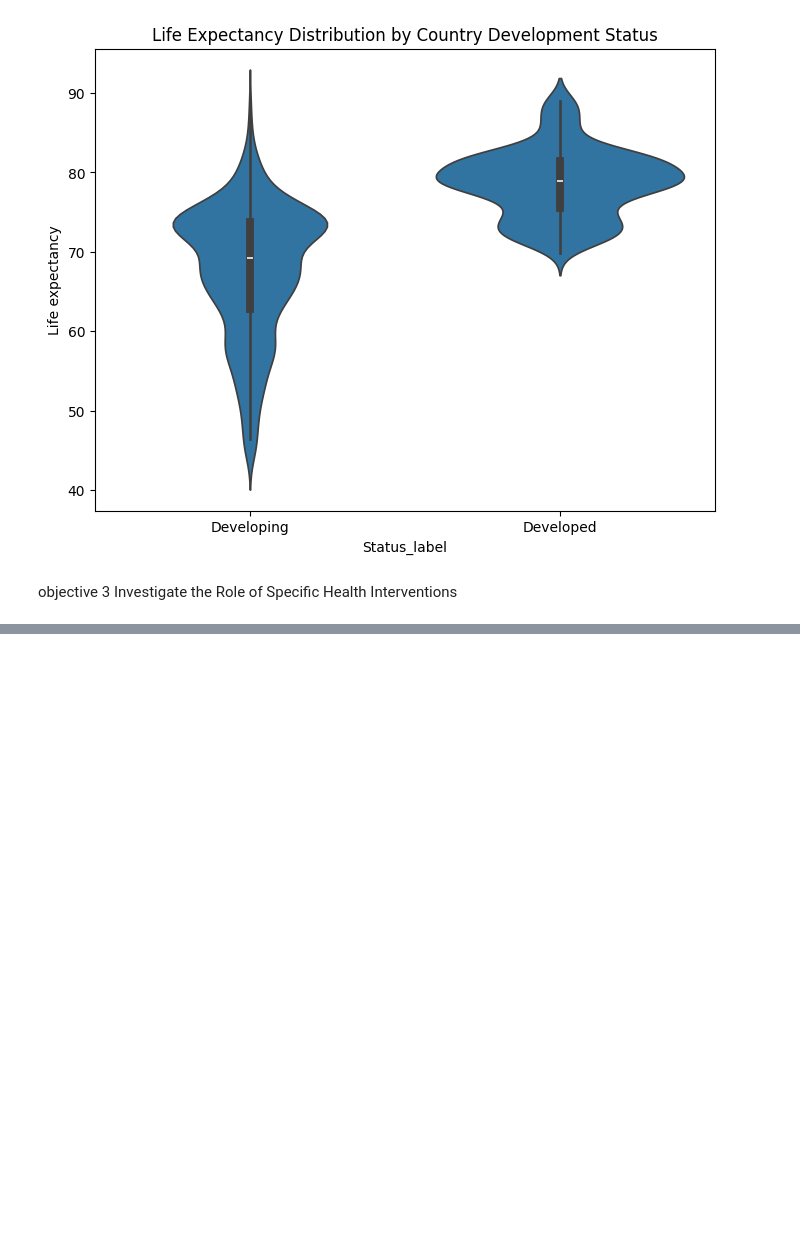
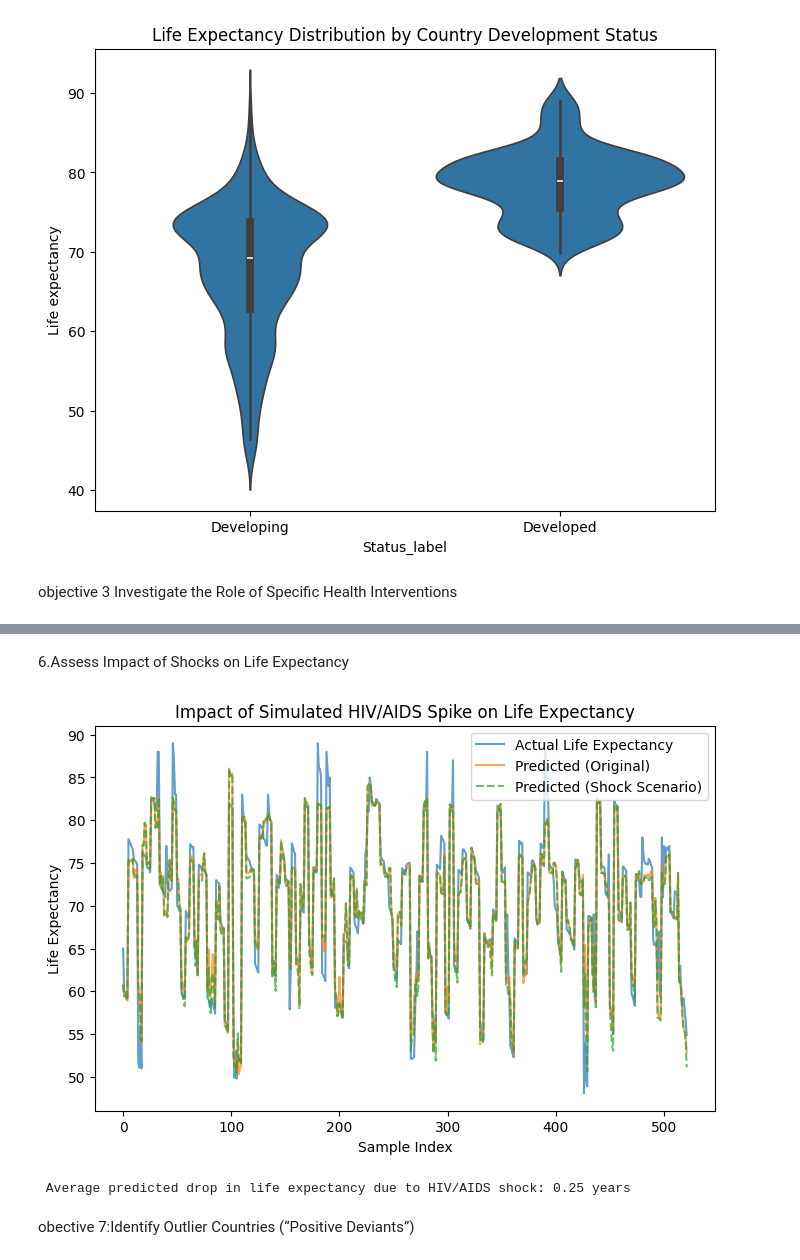
Before and after one commit to SumayyaN/final_recess_project, a Jupyter notebook: Life_Expectancy.ipynb, the cells around one changed output, grey strips where cells are left out. Drawn from its saved outputs; the diff is of its cells as text; code cells hidden in the pictures; blank space fills up the shorter version.

```diff
--- a/Life_Expectancy.ipynb
+++ b/Life_Expectancy.ipynb
@@ -614,0 +681,33 @@ Mean Life Expectancy for Low Hepatitis B vaccination (< 80%): 65.27
+# %% [markdown]
+6.Assess Impact of Shocks on Life Expectancy
+# %%
+
+shock_df = X_test.copy()
+
+# Introduce a shock: increase HIV/AIDS rate by 50%
+shock_df['HIV/AIDS'] = shock_df['HIV/AIDS'] * 1.5
+
+
+y_pred_shock = rf.predict(shock_df)
+
+# Compare predictions
+import matplotlib.pyplot as plt
+
+plt.figure(figsize=(8, 5))
+plt.plot(y_test.values, label='Actual Life Expectancy', alpha=0.7)
+plt.plot(y_pred, label='Predicted (Original)', alpha=0.7)
+plt.plot(y_pred_shock, label='Predicted (Shock Scenario)', alpha=0.7, linestyle='--')
+plt.title('Impact of Simulated HIV/AIDS Spike on Life Expectancy')
+plt.ylabel('Life Expectancy')
+plt.xlabel('Sample Index')
+plt.legend()
+plt.show()
+
+# Calculate average drop in life expectancy due to the shock
+impact = (y_pred - y_pred_shock).mean()
+print(f" Average predicted drop in life expectancy due to HIV/AIDS shock: {impact:.2f} years")
+# %% [output]
+[figure, added]
+ Average predicted drop in life expectancy due to HIV/AIDS shock: 0.25 years
+# %% [markdown]
+obective 7:Identify Outlier Countries (“Positive Deviants”)
```
Also changed, not shown: parts of 10 cells of this notebook.
